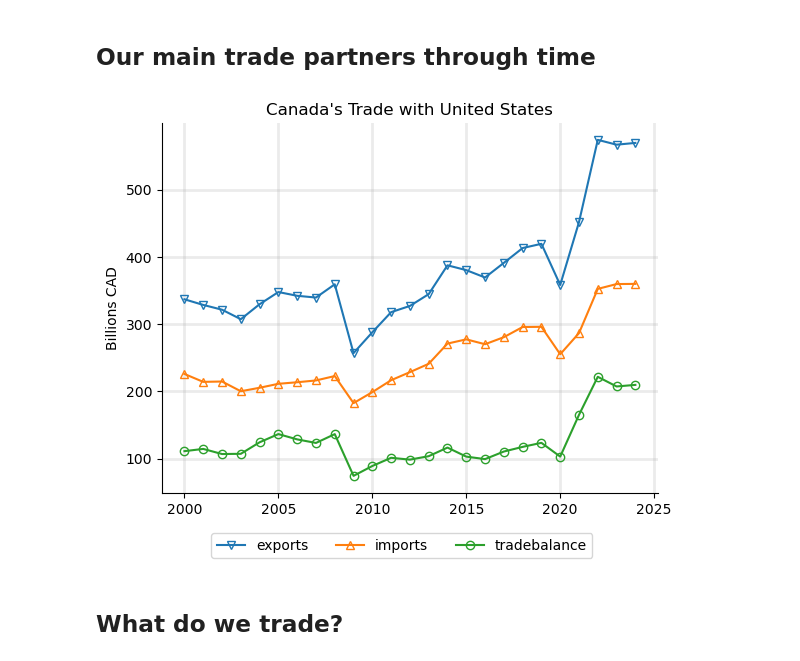
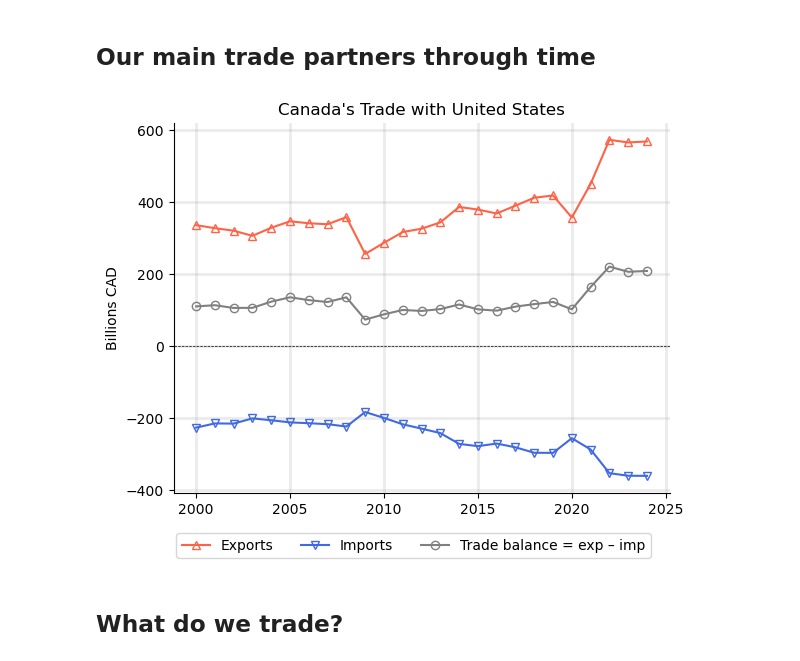
Before and after one commit to qcx201/CAtrade, a Jupyter notebook: 03-desc.ipynb, the cells around one changed output. Drawn from its saved outputs; the diff is of its cells as text; code cells hidden in the pictures.

Commit message:
Update first figures and readme

```diff
--- a/03-desc.ipynb
+++ b/03-desc.ipynb
@@ -12,6 +12,9 @@ from matplotlib import pyplot as plt
 # plot formatting
 plt.rcParams['axes.spines.top'] = False
 plt.rcParams['axes.spines.right'] = False
+
+# minor axis
+plt.rcParams['xtick.minor.bottom'] = True
 
 # grid lines
 plt.rcParams['axes.grid'] = True
@@ -26,5 +29,7 @@ M = 1_000_000
 B = 1_000_000_000
 T = 1_000_000_000_000
 # %%
+# paths
 data_dir = os.path.abspath('data')
+fig_dir = os.path.abspath('figures')
 # %% [markdown]
@@ -156,0 +58,26 @@ for title, item in data_dict.items():
+# %%
+# trade series with countries across time
+cous = tp.pivot_table(index=['year', 'cou'], values=tp.columns, aggfunc='sum')
+cous = cous.reset_index()
+cous = cous.sort_values(['year', 'tradebalance'])
+
+cous['cou'] = cous['cou'].str.split(' (', regex=False).str[0]
+
+# make imports negative
+cous['imports'] = -cous['imports']
+
+# label
+cous['eu'] = cous['cou'].isin(EU)
+cous['eea'] = cous['cou'].isin(EEA)
+cous['eea+'] = cous['cou'].isin(EEA_plus)
+
+
+
+eeap = cous.pivot_table(index=['year', 'eea+'], values=tp.columns, aggfunc='sum')
+eeap = eeap.reset_index()
+eeap = eeap[eeap['eea+']]
+eeap = eeap.rename(columns={'eea+' : 'cou'})
+eeap['cou'] = 'EEA+'
+
+cous = pd.concat([cous, eeap])
+cous = cous.drop(columns=['eu', 'eea', 'eea+'])
@@ -158,27 +184,29 @@ for title, item in data_dict.items():
 ## Our main trade partners through time
 # %%
 fig, ax = plt.subplots()
-
 
 cond = cous['cou'] == 'United States'
 us = cous[cond]
 
-cols = ['exports', 'imports', 'tradebalance']
-markers = ['v', '^', 'o']
-for col, marker in zip(cols, markers):
+labels = {'exports' : 'Exports', 'imports' : 'Imports', 'tradebalance' : 'Trade balance = exp – imp'}
+
+markers = ['^', 'v', 'o']
+palette = ['tomato', 'royalblue', 'gray']
+for col, marker, c in zip(labels, markers, palette):
 
     x, y = us['year'], us[col] / B
 
-    ax.plot(x, y, marker=marker, fillstyle='none', label=col)
+    ax.plot(x, y, marker=marker, c=c, fillstyle='none', label=labels[col])
 
 ax.set_title('Canada\'s Trade with United States')
 ax.set_ylabel('Billions CAD')
+ax.axhline(0, c='black', ls='--', lw=0.5)
 
 fig.legend(loc='center', bbox_to_anchor=(0.5, 0), ncol=3)
 
 plt.show()
 # %% [output]
-[figure, old version]
+[figure, new version]
 # %% [markdown]
 ## What do we trade?
 # %%
```
Also changed, not shown: parts of 7 cells of this notebook, 6 other files.
